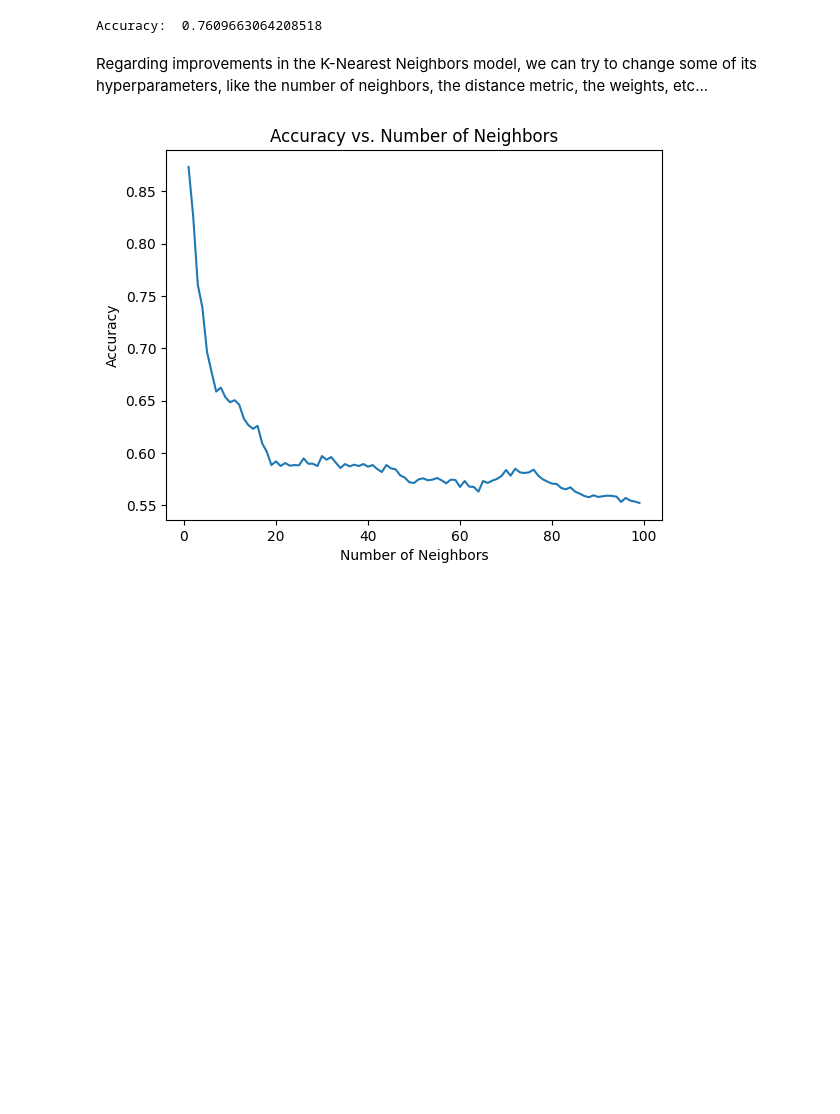
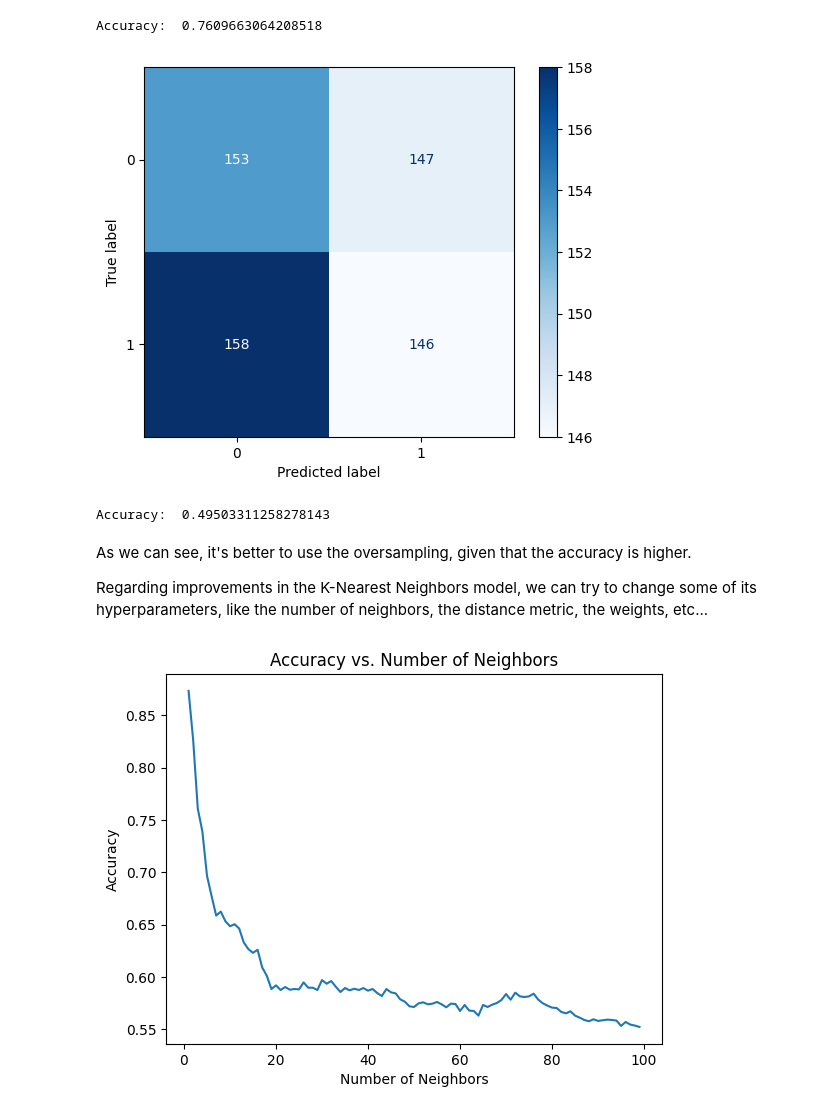
Before and after one commit to Monsterdied/AI, a Jupyter notebook: proj2/Nasa_Asteroids.ipynb, the cells around one changed output. Cells and saved outputs as stored; diff of their text form; code cells hidden in the pictures; blank space fills up the shorter version.

Commit message:
oversampling IS BETTER

```diff
--- a/proj2/Nasa_Asteroids.ipynb
+++ b/proj2/Nasa_Asteroids.ipynb
@@ -719,7 +757,33 @@ print("Accuracy: ", accuracy_score(y_test, predictions))
 # %% [output]
 [figure]
 Accuracy:  0.7609663064208518
+# %%
+# Create a KNeighborsClassifier
+clf = KNeighborsClassifier(n_neighbors=3)
+
+# Train the classifier with the RandomUnderSampling data
+clf.fit(X_train_rus, y_train_rus)
+
+# Make predictions on the test set
+predictions = clf.predict(X_test_rus)
+
+# Compute the confusion matrix
+cm = confusion_matrix(y_test_rus, predictions)
+
+# Create a ConfusionMatrixDisplay
+disp = ConfusionMatrixDisplay(confusion_matrix=cm, display_labels=clf.classes_)
+
+# Plot the confusion matrix
+disp.plot(cmap=plt.cm.Blues)
+plt.show()
+
+print("Accuracy: ", accuracy_score(y_test_rus, predictions))
+# %% [output]
+[figure, added]
+Accuracy:  0.49503311258278143
 # %% [markdown]
+As we can see, it's better to use the oversampling, given that the accuracy is higher.
+
 Regarding improvements in the K-Nearest Neighbors model, we can try to change some of its hyperparameters, like the number of neighbors, the distance metric, the weights, etc...
 # %%
 #Finding the best number of neighbors
```
Also changed, not shown: parts of 29 cells of this notebook, 3 other files.
